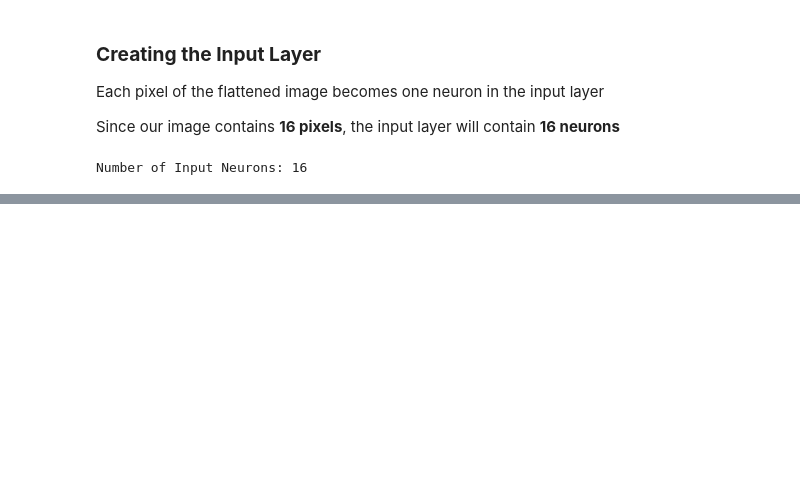
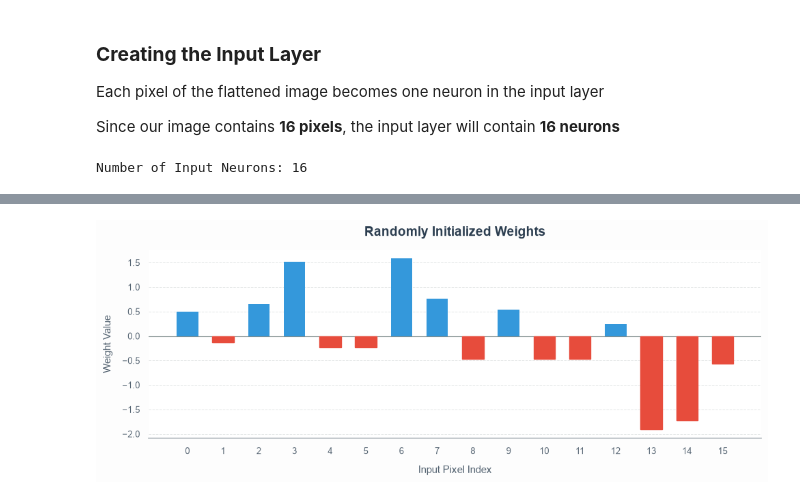
Before and after one commit to precious-05/neural_network, a Jupyter notebook: Neural_Net.ipynb, the cells around one changed output, grey strips where cells are left out. Saved outputs shown, nothing was run; the diff lists cells and outputs as text; code cells hidden in the pictures; blank space fills up the shorter version.

```diff
--- a/Neural_Net.ipynb
+++ b/Neural_Net.ipynb
@@ -224,0 +271,8 @@ fig.show()
+# %%
+weights = np.random.randn(16)
+
+bias = np.random.randn()
+
+print("Weights Shape:",weights.shape)
+
+print("Bias:",bias)
@@ -224,0 +290,33 @@ fig.show()
+# %%
+
+
+plt.rcParams['font.family'] = 'sans-serif'
+
+fig, ax = plt.subplots(figsize=(10, 4), dpi=100, facecolor='#fdfdfd')
+
+x_range = range(16)
+bars = ax.bar(x_range, weights, width=0.6, color='#3498db', edgecolor='none', zorder=3)
+
+for bar in bars:
+    if bar.get_height() < 0:
+        bar.set_color('#e74c3c')
+
+ax.set_title("Randomly Initialized Weights", fontsize=14, fontweight='bold', pad=15, color='#2c3e50')
+ax.set_xlabel("Input Pixel Index", fontsize=11, labelpad=10, color='#566573')
+ax.set_ylabel("Weight Value", fontsize=11, labelpad=10, color='#566573')
+
+ax.set_xticks(x_range)
+ax.tick_params(axis='both', colors='#566573', labelsize=9)
+
+ax.set_axisbelow(True)
+ax.yaxis.grid(True, color='#e5e8e8', linestyle='--', linewidth=0.7)
+ax.axhline(0, color='#7f8c8d', linestyle='-', linewidth=0.8, zorder=2)
+
+for spine in ['top', 'right', 'left']:
+    ax.spines[spine].set_visible(False)
+ax.spines['bottom'].set_color('#bdc3c7')
+
+plt.tight_layout()
+plt.show()
+# %% [output]
+[figure, added]
```
Also changed, not shown: parts of 34 cells of this notebook.
